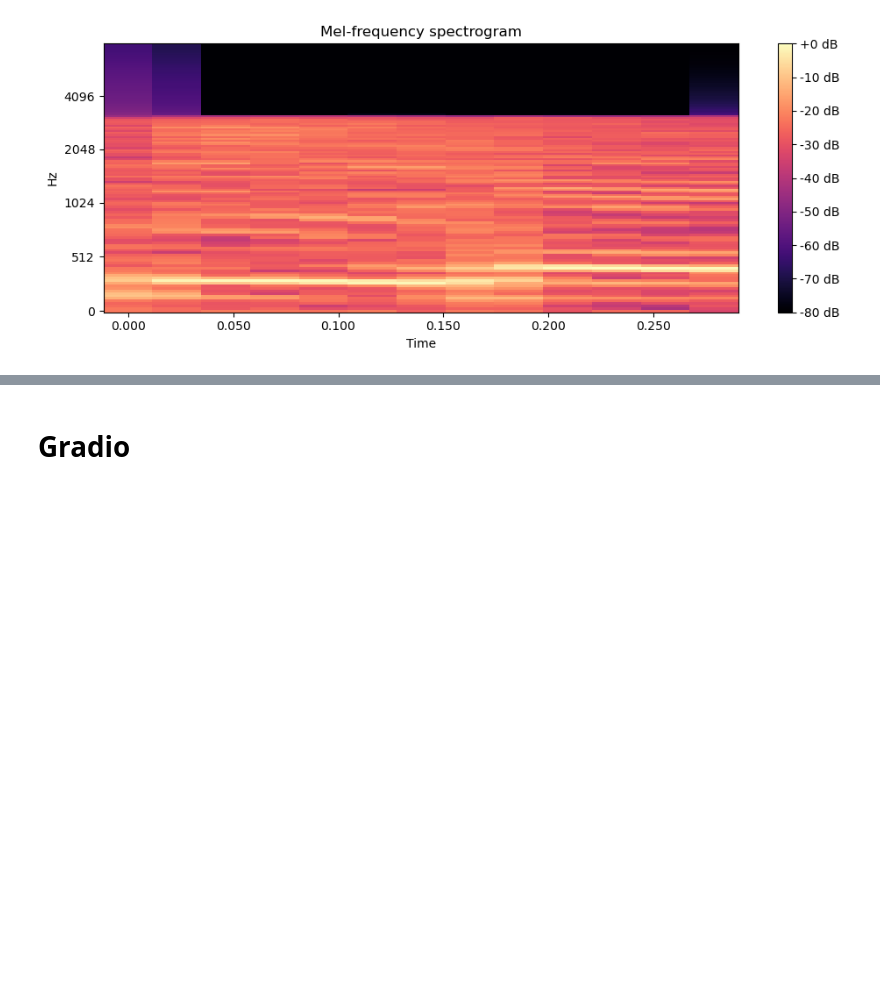
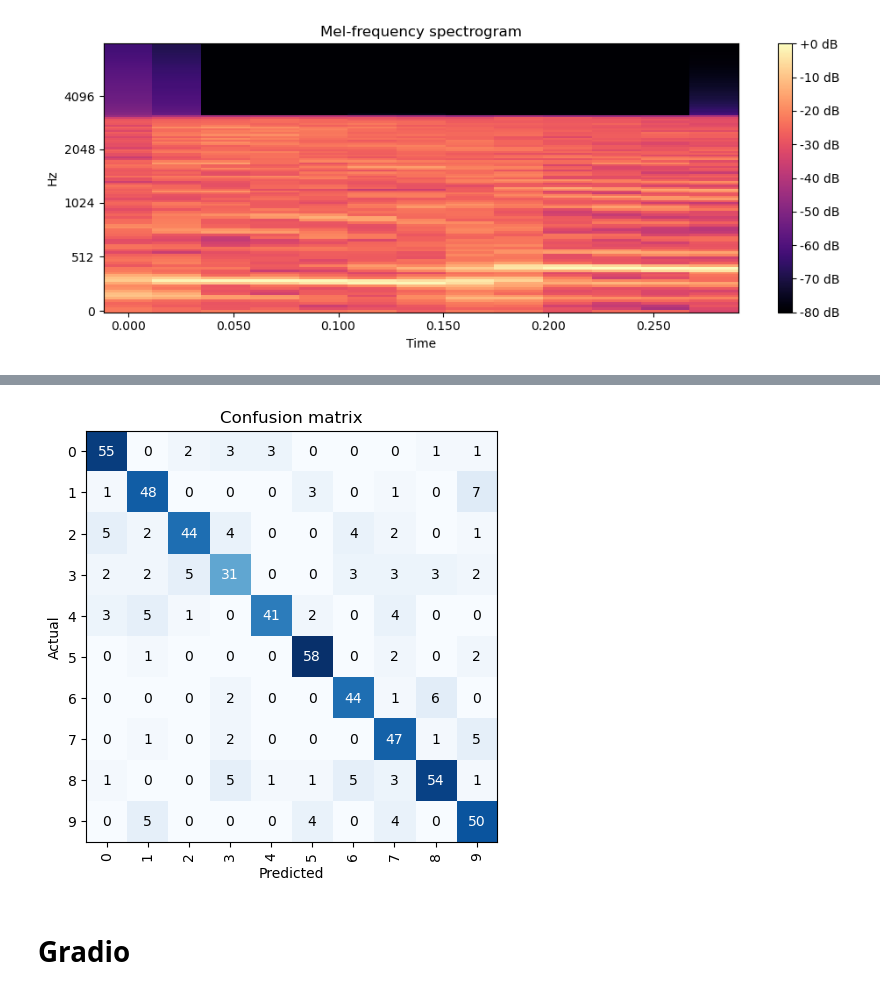
Before and after one commit to oygarden/dat255-audio_project-g11, a Jupyter notebook: notebooks/0.1-be-spoken_digits.ipynb, the cells around one changed output, grey strips where cells are left out. Saved outputs shown, nothing was run; the diff lists cells and outputs as text; code cells hidden in the pictures; blank space fills up the shorter version.

```diff
--- a/notebooks/0.1-be-spoken_digits.ipynb
+++ b/notebooks/0.1-be-spoken_digits.ipynb
@@ -264,0 +346,2 @@ plt.show()
+# %%
+interp = ClassificationInterpretation.from_learner(learn2)
@@ -264,0 +350,3 @@ plt.show()
+# %%
+interp.plot_confusion_matrix()
+# %% [output]
@@ -265,3 +354,4 @@ plt.show()
+[figure, added]
 # %% [markdown]
 # Gradio
 # %%
```
Also changed, not shown: parts of 19 cells of this notebook.
